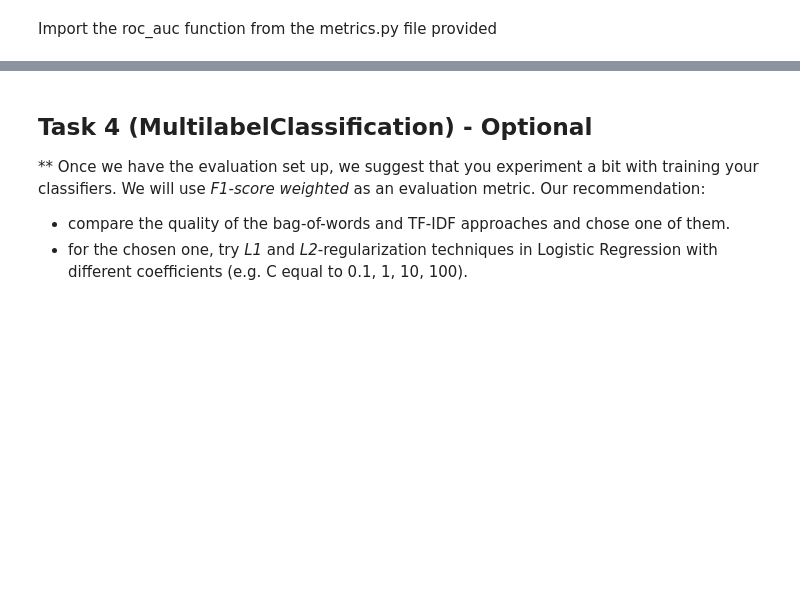
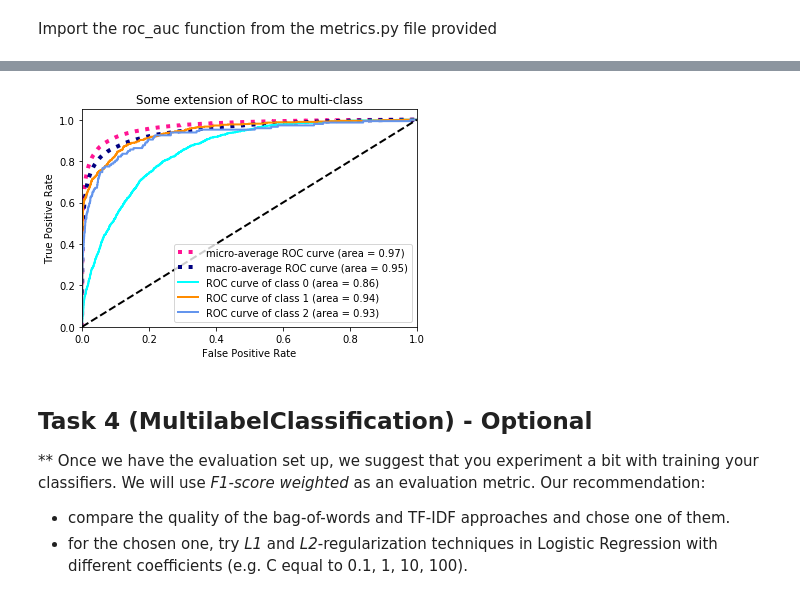
Before and after one commit to GreatLearningAIML1/bangalore-november-2018-batch-dsmithun, a Jupyter notebook: Stats_NLP_Project_Questions.ipynb, the cells around one changed output, grey strips where cells are left out. Saved outputs shown, nothing was run; the diff lists cells and outputs as text; code cells hidden in the pictures; blank space fills up the shorter version.

```diff
--- a/Stats_NLP_Project_Questions.ipynb
+++ b/Stats_NLP_Project_Questions.ipynb
@@ -179,10 +372,13 @@ Implement function *tfidf_features* using class  from *scikit-learn*. Use *train
 # %%
 def tfidf_features(X_train, X_val, X_test):
-
+    tfidf_vectorizer = TfidfVectorizer(ngram_range=(1,2), min_df=5, max_df=0.9)
+    X_train_tfidf = tfidf_vectorizer.fit_transform(X_train)
+    X_val_tfidf = tfidf_vectorizer.transform(X_val)
+    X_test_tfidf = tfidf_vectorizer.transform(X_test)
 
     return X_train_tfidf, X_val_tfidf, X_test_tfidf, tfidf_vectorizer.vocabulary_
 # %%
-X_train_tfidf, X_val_tfidf, X_test_tfidf, tfidf_vocab = tfidf_features(X_train, X_val, X_test)
+X_train_tfidf, X_val_tfidf, X_test_tfidf, tfidf_vocab = tfidf_features(X_train, X_validation, X_test)
 tfidf_reversed_vocab = {i:word for word,i in tfidf_vocab.items()}
 # %% [markdown]
 Print the index of string "C#" in the vocabulary
@@ -277,3 +516,7 @@ Import the roc_auc function from the metrics.py file provided
+# %%
+roc_auc(y_validation, y_val_predicted_scores_tfidf, len(tag_count))
+# %% [output]
+[figure, added]
 # %% [markdown]
 ## Task 4 (MultilabelClassification) - Optional
 ** Once we have the evaluation set up, we suggest that you experiment a bit with training your classifiers. We will use *F1-score weighted* as an evaluation metric. Our recommendation:
```
Also changed, not shown: parts of 45 cells of this notebook.
